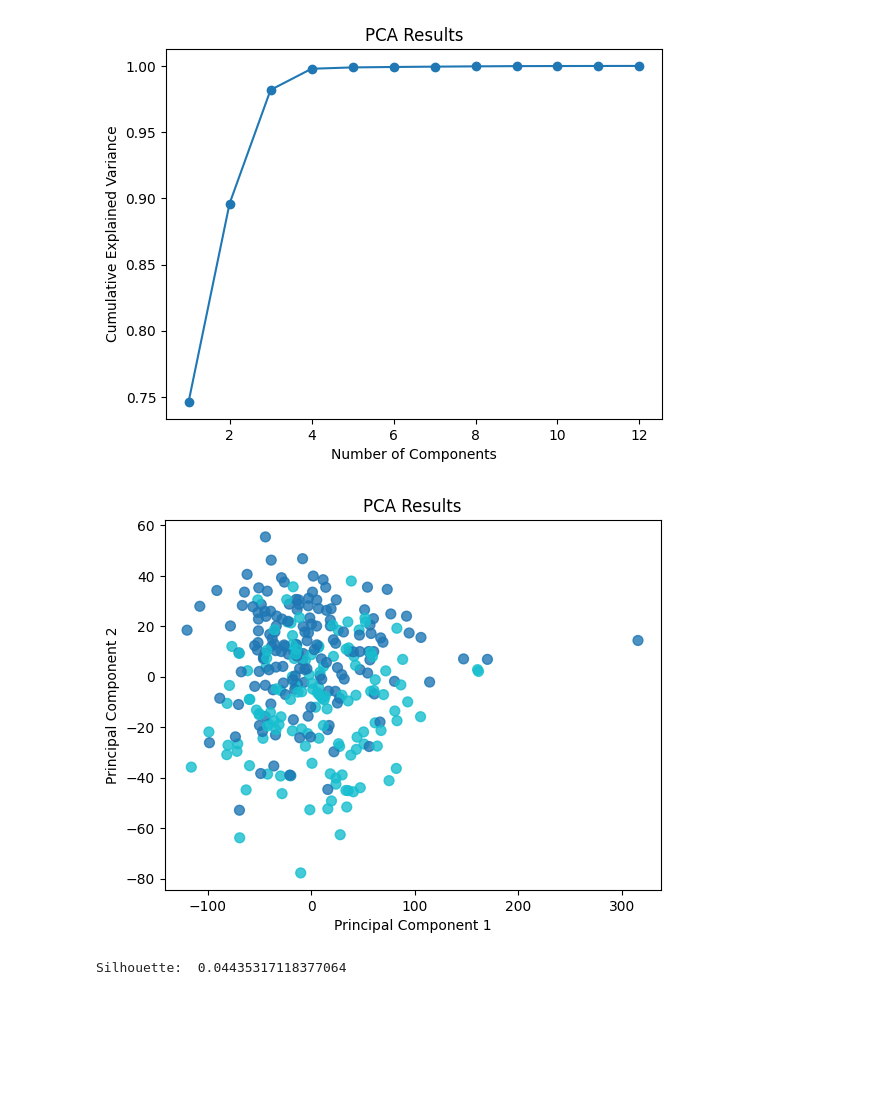
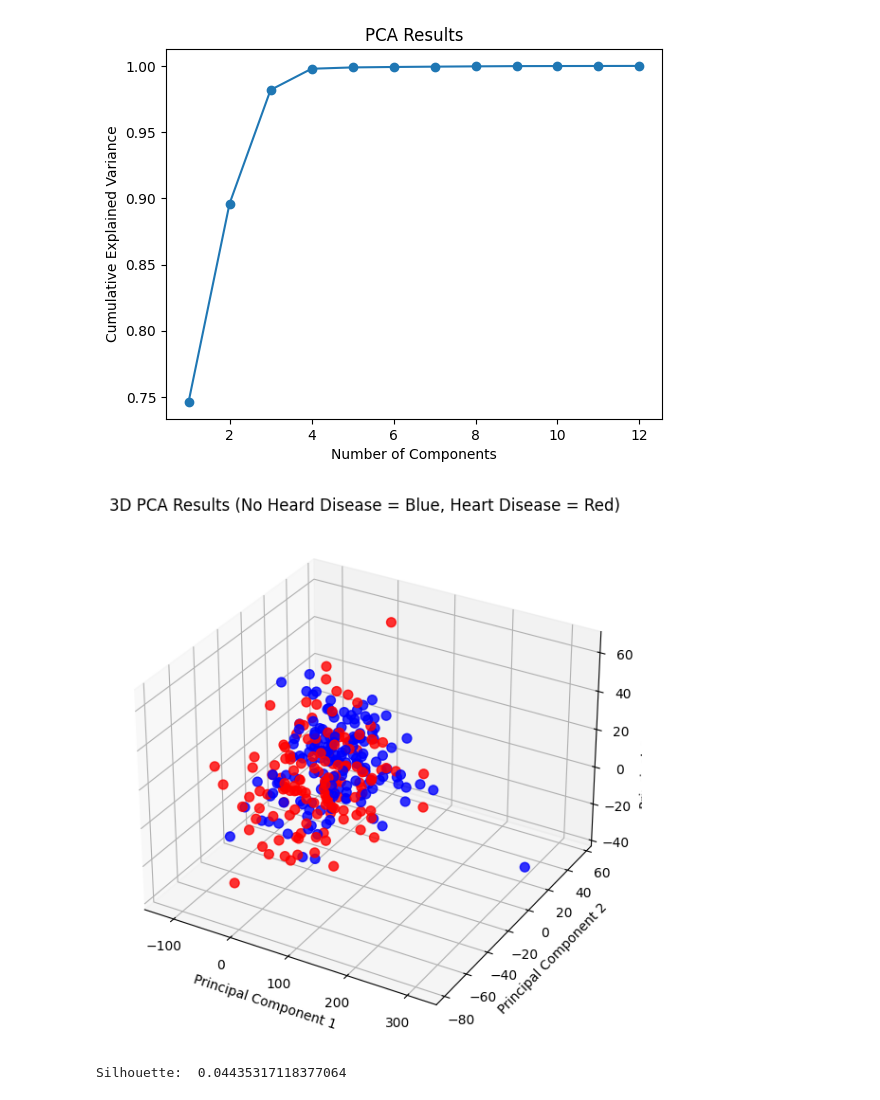
Before and after one commit to crmunson/DataMiningFinalProject, a Jupyter notebook: project_code.ipynb, the cells around one changed output. Drawn from its saved outputs; the diff is of its cells as text; code cells hidden in the pictures; blank space fills up the shorter version.

Commit message:
Fix plots

```diff
--- a/project_code.ipynb
+++ b/project_code.ipynb
@@ -59,13 +68,30 @@ Explained Variance:  [7.46243578e-01 1.49787648e-01 8.57955289e-02 1.60023313e-0
  1.76402998e-04 5.92782847e-05 4.75020518e-05 4.06039465e-05]
 [figure]
 # %%
-plt.scatter(principal_components[:, 0], principal_components[:, 1], c=labels, cmap='tab10', s=50, alpha=0.8)
-plt.xlabel('Principal Component 1')
-plt.ylabel('Principal Component 2')
-plt.title('PCA Results')
+# Map labels: 0 → 'blue', 1 → 'red'
+colors = np.array(['blue' if label == 0 else 'red' for label in labels])
+
+fig = plt.figure(figsize=(8, 6))
+ax = fig.add_subplot(111, projection='3d')
+
+ax.scatter(
+    principal_components[:, 0],
+    principal_components[:, 1],
+    principal_components[:, 2],
+    color=colors,
+    s=50,
+    alpha=0.8
+)
+
+ax.set_xlabel('Principal Component 1')
+ax.set_ylabel('Principal Component 2')
+ax.set_zlabel('Principal Component 3')
+ax.set_title('3D PCA Results (No Heard Disease = Blue, Heart Disease = Red)')
+
+plt.tight_layout()
 plt.show()
 # %% [output]
-[figure, old version]
+[figure, new version]
 # %%
 from sklearn.metrics import silhouette_score
 score = silhouette_score(cleaned_data, labels)
```
Also changed, not shown: parts of 5 cells of this notebook, 3 other files.
